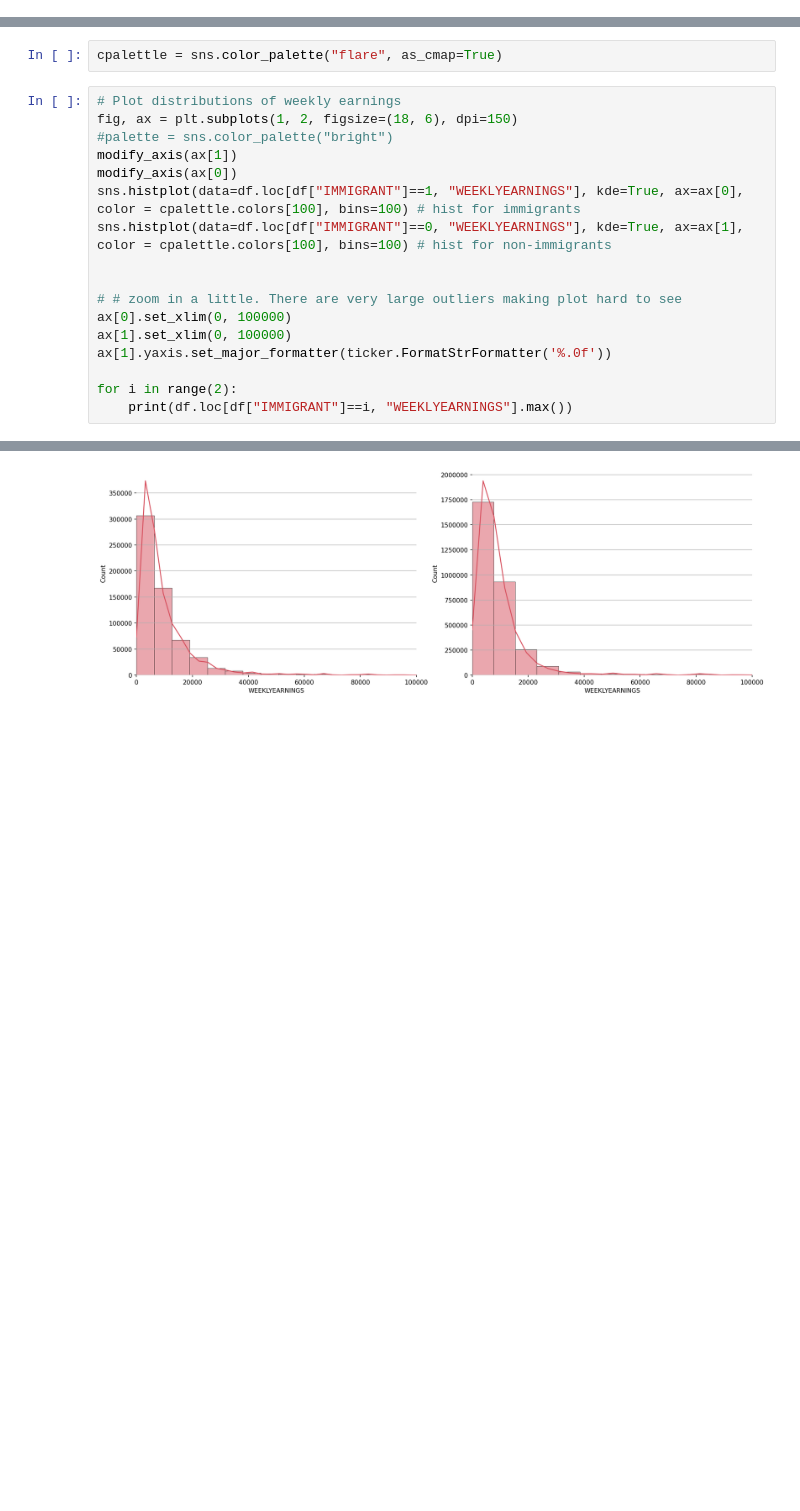
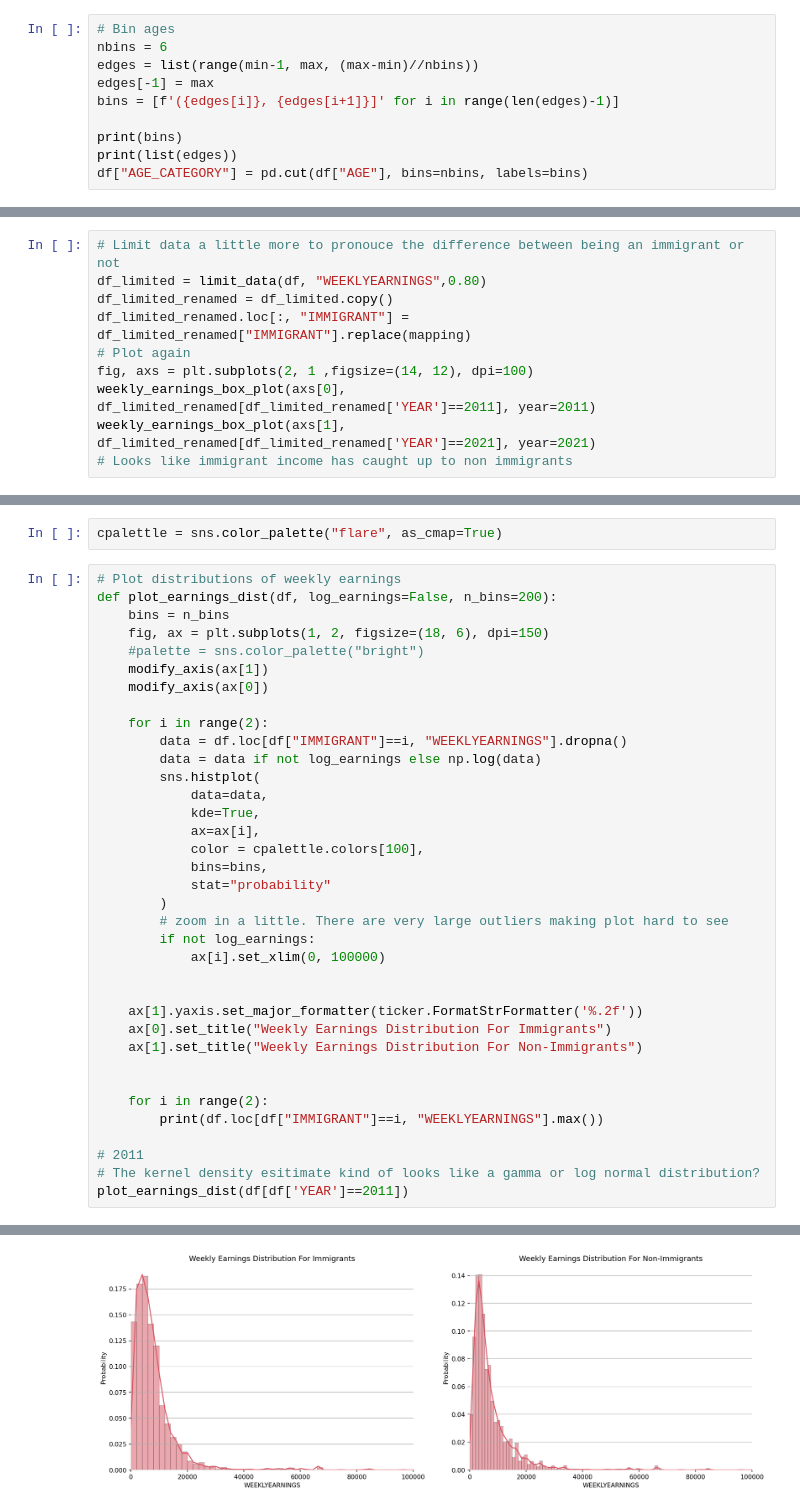
Before and after one commit to GarettKaube/Statistics-MachineLearning, a Jupyter notebook: statistics/acs.ipynb, the cells around one changed output, grey strips where cells are left out. Drawn from its saved outputs; the diff is of its cells as text; blank space fills up the shorter version.

```diff
--- a/statistics/acs.ipynb
+++ b/statistics/acs.ipynb
@@ -282,0 +349,10 @@ dtype: float64
+# %%
+# Bin ages
+nbins = 6
+edges = list(range(min-1, max, (max-min)//nbins))
+edges[-1] = max
+bins = [f'({edges[i]}, {edges[i+1]}]' for i in range(len(edges)-1)]
+
+print(bins)
+print(list(edges))
+df["AGE_CATEGORY"] = pd.cut(df["AGE"], bins=nbins, labels=bins)
@@ -334,0 +473,10 @@ weeklyEarningsBoxPlot(ax)
+# %%
+# Limit data a little more to pronouce the difference between being an immigrant or not
+df_limited = limit_data(df, "WEEKLYEARNINGS",0.80)
+df_limited_renamed = df_limited.copy()
+df_limited_renamed.loc[:, "IMMIGRANT"] = df_limited_renamed["IMMIGRANT"].replace(mapping)
+# Plot again
+fig, axs = plt.subplots(2, 1 ,figsize=(14, 12), dpi=100)
+weekly_earnings_box_plot(axs[0], df_limited_renamed[df_limited_renamed['YEAR']==2011], year=2011)
+weekly_earnings_box_plot(axs[1], df_limited_renamed[df_limited_renamed['YEAR']==2021], year=2021)
+# Looks like immigrant income has caught up to non immigrants
@@ -336,19 +499,38 @@ weeklyEarningsBoxPlot(ax)
 cpalettle = sns.color_palette("flare", as_cmap=True)
 # %%
 # Plot distributions of weekly earnings
-fig, ax = plt.subplots(1, 2, figsize=(18, 6), dpi=150)
-#palette = sns.color_palette("bright")
-modify_axis(ax[1])
-modify_axis(ax[0])
-sns.histplot(data=df.loc[df["IMMIGRANT"]==1, "WEEKLYEARNINGS"], kde=True, ax=ax[0], color = cpalettle.colors[100], bins=100) # hist for immigrants
-sns.histplot(data=df.loc[df["IMMIGRANT"]==0, "WEEKLYEARNINGS"], kde=True, ax=ax[1], color = cpalettle.colors[100], bins=100) # hist for non-immigrants
+def plot_earnings_dist(df, log_earnings=False, n_bins=200):
+    bins = n_bins
+    fig, ax = plt.subplots(1, 2, figsize=(18, 6), dpi=150)
+    #palette = sns.color_palette("bright")
+    modify_axis(ax[1])
+    modify_axis(ax[0])
+
+    for i in range(2):
+        data = df.loc[df["IMMIGRANT"]==i, "WEEKLYEARNINGS"].dropna()
+        data = data if not log_earnings else np.log(data)
+        sns.histplot(
+            data=data,
+            kde=True,
+            ax=ax[i],
+            color = cpalettle.colors[100],
+            bins=bins,
+            stat="probability"
+        )
+        # zoom in a little. There are very large outliers making plot hard to see
+        if not log_earnings:
+            ax[i].set_xlim(0, 100000)
 
 
-# # zoom in a little. There are very large outliers making plot hard to see
-ax[0].set_xlim(0, 100000)
-ax[1].set_xlim(0, 100000)
-ax[1].yaxis.set_major_formatter(ticker.FormatStrFormatter('%.0f'))
+    ax[1].yaxis.set_major_formatter(ticker.FormatStrFormatter('%.2f'))
+    ax[0].set_title("Weekly Earnings Distribution For Immigrants")
+    ax[1].set_title("Weekly Earnings Distribution For Non-Immigrants")
 
-for i in range(2):
-    print(df.loc[df["IMMIGRANT"]==i, "WEEKLYEARNINGS"].max())
+
+    for i in range(2):
+        print(df.loc[df["IMMIGRANT"]==i, "WEEKLYEARNINGS"].max())
+
+# 2011
+# The kernel density esitimate kind of looks like a gamma or log normal distribution?
+plot_earnings_dist(df[df['YEAR']==2011])
 # %% [output]
@@ -357 +539 @@ for i in range(2):
-[figure, old version]
+[figure, new version]
```
Also changed, not shown: parts of 49 cells of this notebook.
